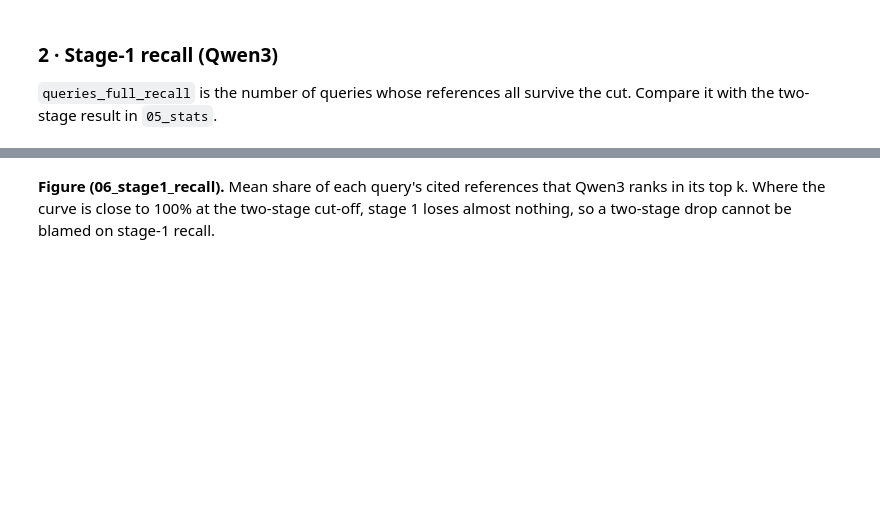
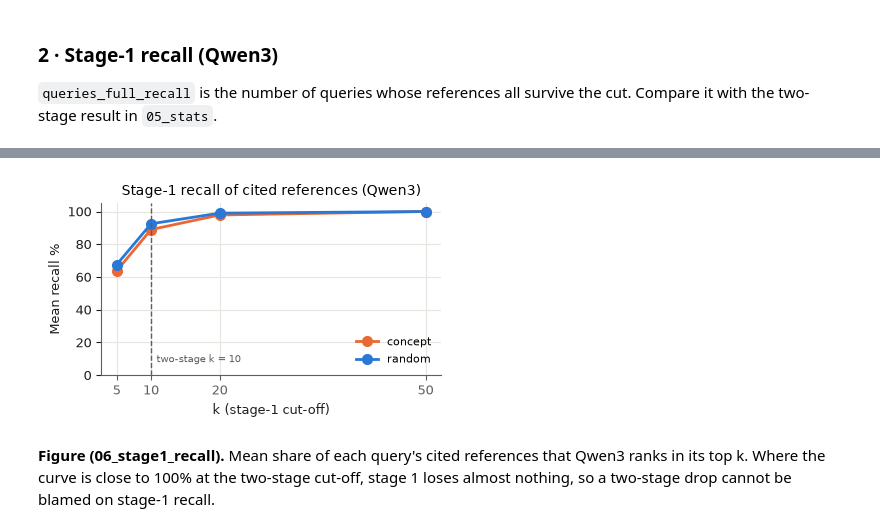
Before and after one commit to senaoz/SWE-599, a Jupyter notebook: research/v2/06_analysis.ipynb, the cells around one changed output, grey strips where cells are left out. Cells and saved outputs as stored; diff of their text form; code cells hidden in the pictures; blank space fills up the shorter version.

```diff
--- a/research/v2/06_analysis.ipynb
+++ b/research/v2/06_analysis.ipynb
@@ -60,6 +86,8 @@ for bench, df in runs.items():
 # %%
 from src.figures import fig_stage1_recall
-save(fig_stage1_recall(recalls), "06_stage1_recall")
+save(fig_stage1_recall(recalls, k_used=C["stage1_k"]), "06_stage1_recall")
+# %% [output]
+[figure, added]
 # %% [markdown]
 **Figure (06_stage1_recall).** Mean share of each query's cited references that Qwen3 ranks in its top k. Where the curve is close to 100% at the two-stage cut-off, stage 1 loses almost nothing, so a two-stage drop cannot be blamed on stage-1 recall.
 # %% [markdown]
```
Also changed, not shown: parts of 6 cells of this notebook, 17 other files.
